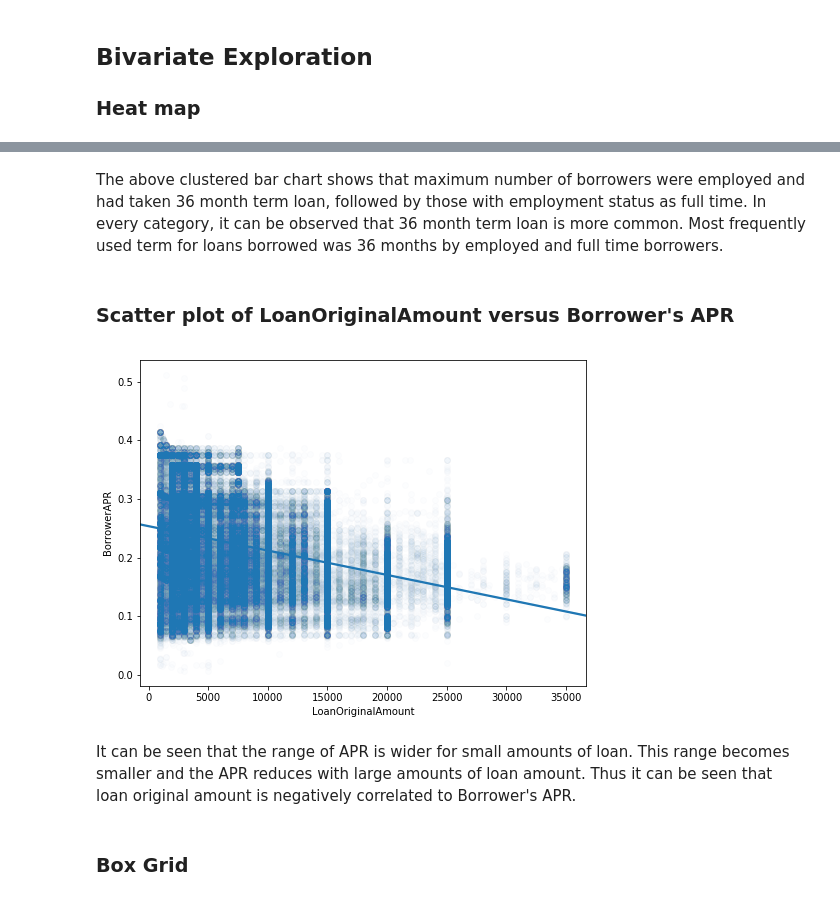
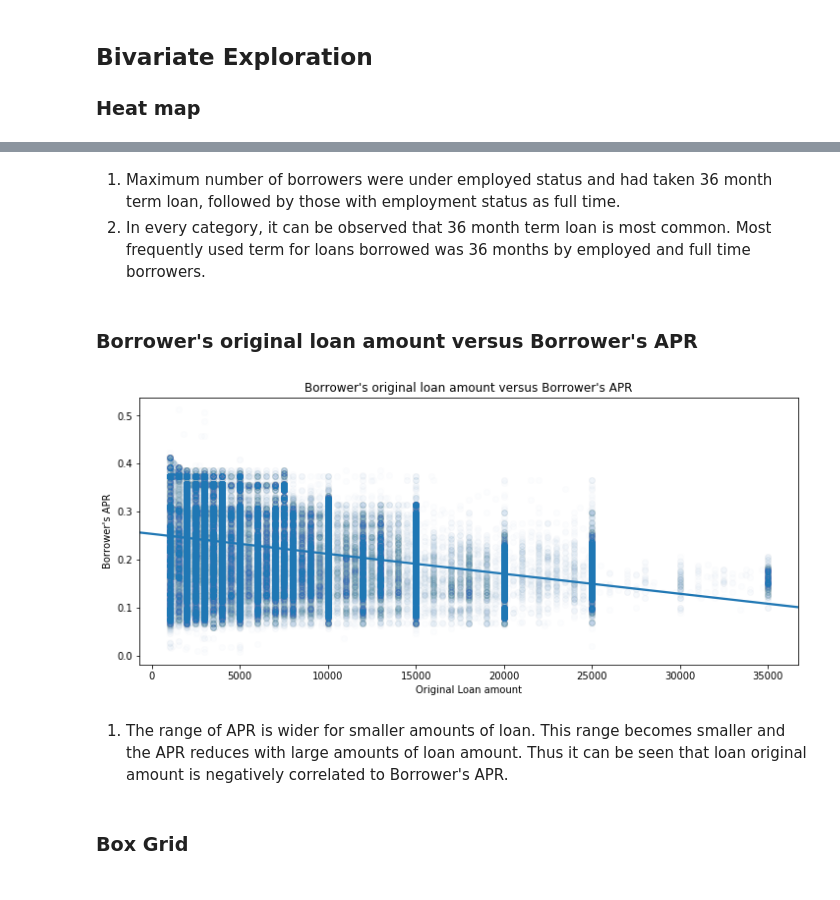
Before and after one commit to sherylWM/Data_Visualization_ProsperLoans, a Jupyter notebook: Data_Visualization_ProsperLoans_SlideDeck.ipynb, the cells around one changed output, grey strips where cells are left out. Cells and saved outputs as stored; diff of their text form; code cells hidden in the pictures.

```diff
--- a/Data_Visualization_ProsperLoans_SlideDeck.ipynb
+++ b/Data_Visualization_ProsperLoans_SlideDeck.ipynb
@@ -204,14 +126,18 @@ sn.countplot(data = prosperLoans, x = 'EmploymentStatus', hue = 'Term', palette
 # %% [markdown]
-The above clustered bar chart shows that maximum number of borrowers were employed and had taken 36 month term loan, followed by those with employment status as full time. In every category, it can be observed that 36 month term loan is more common. Most frequently used term for loans borrowed was 36 months by employed and full time borrowers.
+1. Maximum number of borrowers were under employed status and had taken 36 month term loan, followed by those with employment status as full time.
+2. In every category, it can be observed that 36 month term loan is most common. Most frequently used term for loans borrowed was 36 months by employed and full time borrowers.
 # %% [markdown]
-### Scatter plot of LoanOriginalAmount versus Borrower's APR
+### Borrower's original loan amount versus Borrower's APR
 # %%
-plt.figure(figsize = [8, 6])
-sn.regplot(data = prosperLoans, x = 'LoanOriginalAmount', y = 'BorrowerAPR', scatter_kws={'alpha':0.01});
+plt.figure(figsize = [12, 5])
+chart = sn.regplot(data = prosperLoans, x = 'LoanOriginalAmount', y = 'BorrowerAPR', scatter_kws={'alpha':0.01})
+chart.set_title('Borrower\'s original loan amount versus Borrower\'s APR')
+chart.set_ylabel('Borrower\'s APR')
+chart.set_xlabel('Original Loan amount');
 # %% [output]
-[figure, old version]
+[figure, new version]
 # %% [markdown]
-It can be seen that the range of APR is wider for small amounts of loan. This range becomes smaller and the APR reduces with large amounts of loan amount. Thus it can be seen that loan original amount is negatively correlated to Borrower's APR.
+1. The range of APR is wider for smaller amounts of loan. This range becomes smaller and the APR reduces with large amounts of loan amount. Thus it can be seen that loan original amount is negatively correlated to Borrower's APR.
 # %%
 #Converting this categorical value into ordinal type
 ordinal_var_dict = {'ProsperRating (Alpha)': ['AA','A','B','C','D','E','HR']}
```
Also changed, not shown: parts of 27 cells of this notebook.
